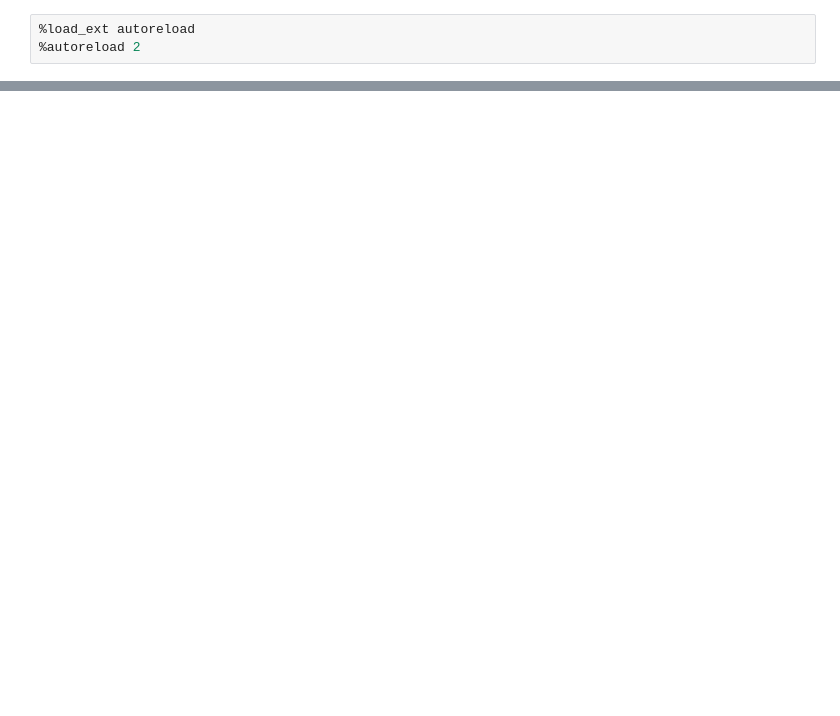
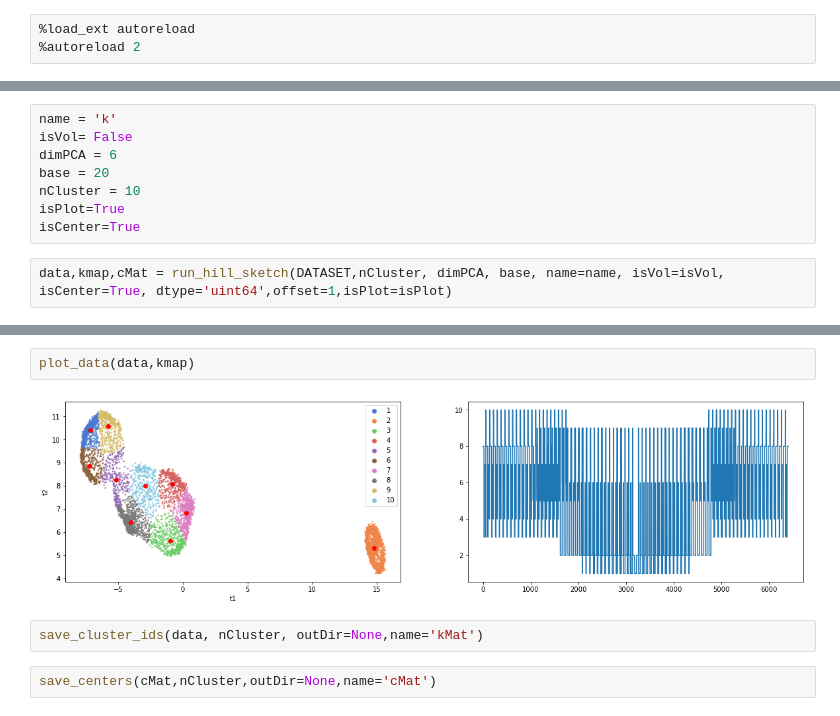
Before and after one commit to ViskaWei/hill-sketch, a Jupyter notebook: hillSketch/hill_sketch.ipynb, the cells around one changed output, grey strips where cells are left out. Saved outputs shown, nothing was run; the diff lists cells and outputs as text; blank space fills up the shorter version.

Commit message:
add sketch pipeline

```diff
--- a/hillSketch/hill_sketch.ipynb
+++ b/hillSketch/hill_sketch.ipynb
@@ -148,0 +9,10 @@ def get_pred_stream(stream_1D, mask, pd,  k_cluster, val = 'val', bg = -1, color
+# %%
+name = 'k'
+isVol= False
+dimPCA = 6
+base = 20
+nCluster = 10
+isPlot=True
+isCenter=True
+# %%
+data,kmap,cMat = run_hill_sketch(DATASET,nCluster, dimPCA, base, name=name, isVol=isVol, isCenter=True, dtype='uint64',offset=1,isPlot=isPlot)
@@ -148,0 +31,8 @@ def get_pred_stream(stream_1D, mask, pd,  k_cluster, val = 'val', bg = -1, color
+# %%
+plot_data(data,kmap)
+# %% [output]
+[figure, added]
+# %%
+save_cluster_ids(data, nCluster, outDir=None,name='kMat')
+# %%
+save_centers(cMat,nCluster,outDir=None,name='cMat')
```
Also changed, not shown: parts of 27 cells of this notebook, 4 other files.
